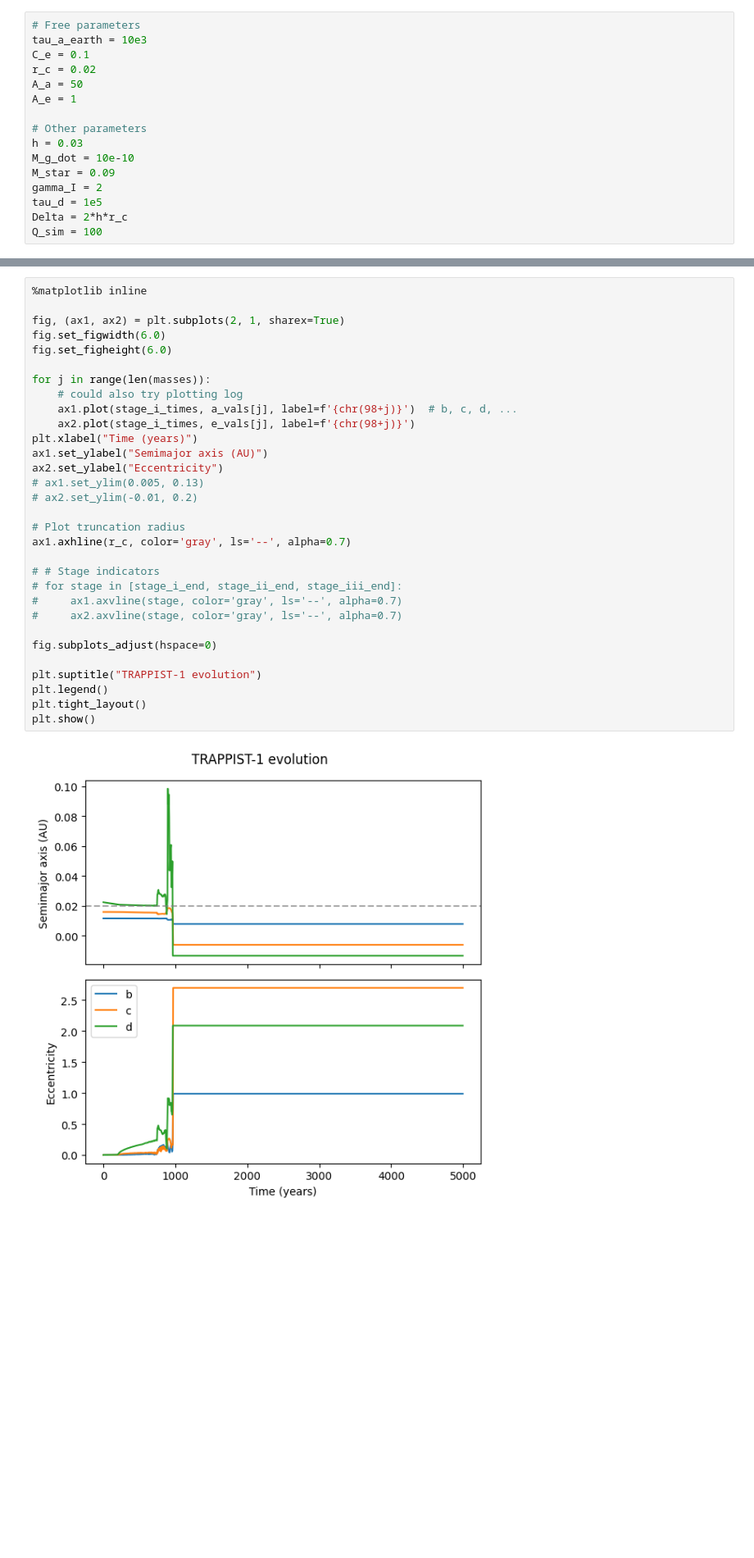
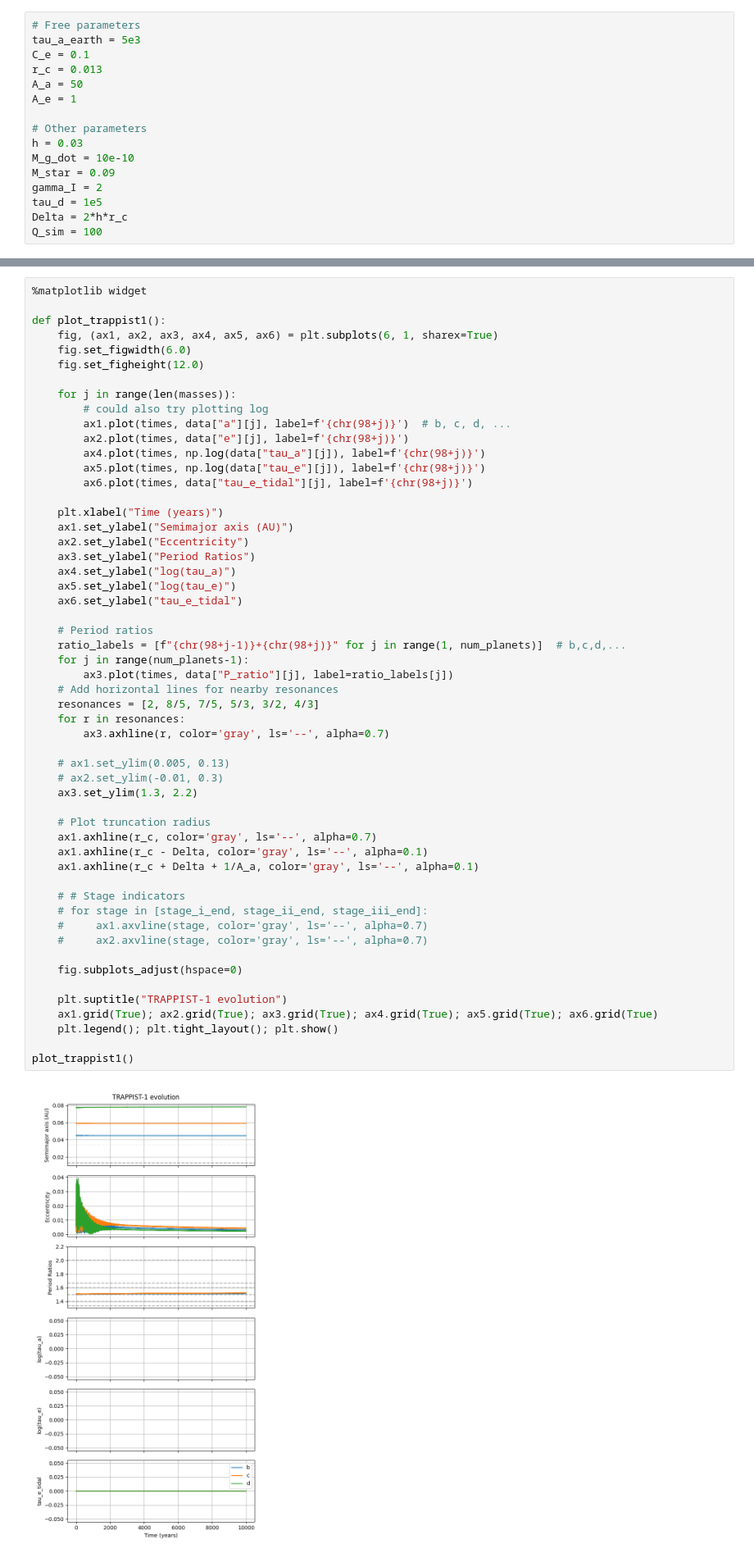
Before and after one commit to dchen10Git/uchi-exoplanets-2025, a Jupyter notebook: trappist1_migration.ipynb, the cells around one changed output, grey strips where cells are left out. Shown at 82% size. Cells and saved outputs as stored; diff of their text form; blank space fills up the shorter version.

```diff
--- a/trappist1_migration.ipynb
+++ b/trappist1_migration.ipynb
@@ -50,9 +70,9 @@ Depending on the model, the parameters are changed.
 - In the `dCcgI` model, $r_c = 0.023$ (observed location of planet d).
 # %%
 # Free parameters
-tau_a_earth = 10e3
+tau_a_earth = 5e3
 C_e = 0.1
-r_c = 0.02
+r_c = 0.013
 A_a = 50
 A_e = 1
 
@@ -425,38 +435,61 @@ Sims that apply tidal torques on b only or b and c only are consistent with on a
 # %% [markdown]
 ## Plotting semi-major axis and eccentricity evolution
 # %%
-%matplotlib inline
+%matplotlib widget
 
-fig, (ax1, ax2) = plt.subplots(2, 1, sharex=True)
-fig.set_figwidth(6.0)
-fig.set_figheight(6.0)
+def plot_trappist1():
+    fig, (ax1, ax2, ax3, ax4, ax5, ax6) = plt.subplots(6, 1, sharex=True)
+    fig.set_figwidth(6.0)
+    fig.set_figheight(12.0)
 
-for j in range(len(masses)):
-    # could also try plotting log
-    ax1.plot(stage_i_times, a_vals[j], label=f'{chr(98+j)}')  # b, c, d, ...
-    ax2.plot(stage_i_times, e_vals[j], label=f'{chr(98+j)}')
-plt.xlabel("Time (years)")
-ax1.set_ylabel("Semimajor axis (AU)")
-ax2.set_ylabel("Eccentricity")
-# ax1.set_ylim(0.005, 0.13)
-# ax2.set_ylim(-0.01, 0.2)
+    for j in range(len(masses)):
+        # could also try plotting log
+        ax1.plot(times, data["a"][j], label=f'{chr(98+j)}')  # b, c, d, ...
+        ax2.plot(times, data["e"][j], label=f'{chr(98+j)}')
+        ax4.plot(times, np.log(data["tau_a"][j]), label=f'{chr(98+j)}')
+        ax5.plot(times, np.log(data["tau_e"][j]), label=f'{chr(98+j)}')
+        ax6.plot(times, data["tau_e_tidal"][j], label=f'{chr(98+j)}')
 
-# Plot truncation radius
-ax1.axhline(r_c, color='gray', ls='--', alpha=0.7)
+    plt.xlabel("Time (years)")
+    ax1.set_ylabel("Semimajor axis (AU)")
+    ax2.set_ylabel("Eccentricity")
+    ax3.set_ylabel("Period Ratios")
+    ax4.set_ylabel("log(tau_a)")
+    ax5.set_ylabel("log(tau_e)")
+    ax6.set_ylabel("tau_e_tidal")
 
-# # Stage indicators
-# for stage in [stage_i_end, stage_ii_end, stage_iii_end]:
-#     ax1.axvline(stage, color='gray', ls='--', alpha=0.7)
-#     ax2.axvline(stage, color='gray', ls='--', alpha=0.7)
+    # Period ratios
+    ratio_labels = [f"{chr(98+j-1)}+{chr(98+j)}" for j in range(1, num_planets)]  # b,c,d,...
+    for j in range(num_planets-1):
+        ax3.plot(times, data["P_ratio"][j], label=ratio_labels[j])
+    # Add horizontal lines for nearby resonances
+    resonances = [2, 8/5, 7/5, 5/3, 3/2, 4/3]
+    for r in resonances:
+        ax3.axhline(r, color='gray', ls='--', alpha=0.7)
 
-fig.subplots_adjust(hspace=0)
+    # ax1.set_ylim(0.005, 0.13)
+    # ax2.set_ylim(-0.01, 0.3)
+    ax3.set_ylim(1.3, 2.2)
 
-plt.suptitle("TRAPPIST-1 evolution")
-plt.legend()
-plt.tight_layout()
-plt.show()
+    # Plot truncation radius
+    ax1.axhline(r_c, color='gray', ls='--', alpha=0.7)
+    ax1.axhline(r_c - Delta, color='gray', ls='--', alpha=0.1)
+    ax1.axhline(r_c + Delta + 1/A_a, color='gray', ls='--', alpha=0.1)
+
+    # # Stage indicators
+    # for stage in [stage_i_end, stage_ii_end, stage_iii_end]:
+    #     ax1.axvline(stage, color='gray', ls='--', alpha=0.7)
+    #     ax2.axvline(stage, color='gray', ls='--', alpha=0.7)
+
+    fig.subplots_adjust(hspace=0)
+
+    plt.suptitle("TRAPPIST-1 evolution")
+    ax1.grid(True); ax2.grid(True); ax3.grid(True); ax4.grid(True); ax5.grid(True); ax6.grid(True)
+    plt.legend(); plt.tight_layout(); plt.show()
+
+plot_trappist1()
 # %% [output]
-[figure, old version]
+[figure, new version]
 # %% [markdown]
 ### Resonance Ratios
 # %%
```
Also changed, not shown: parts of 18 cells of this notebook, 2 other files.
